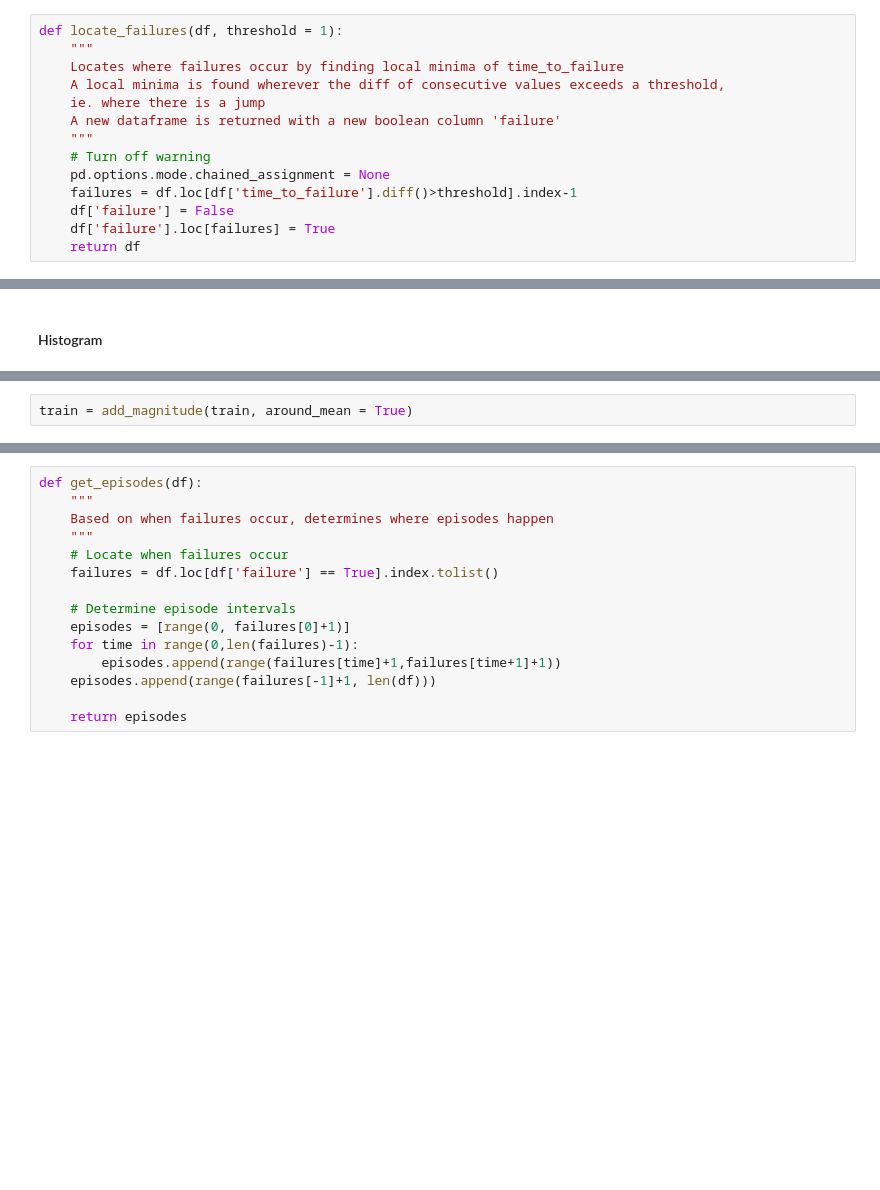
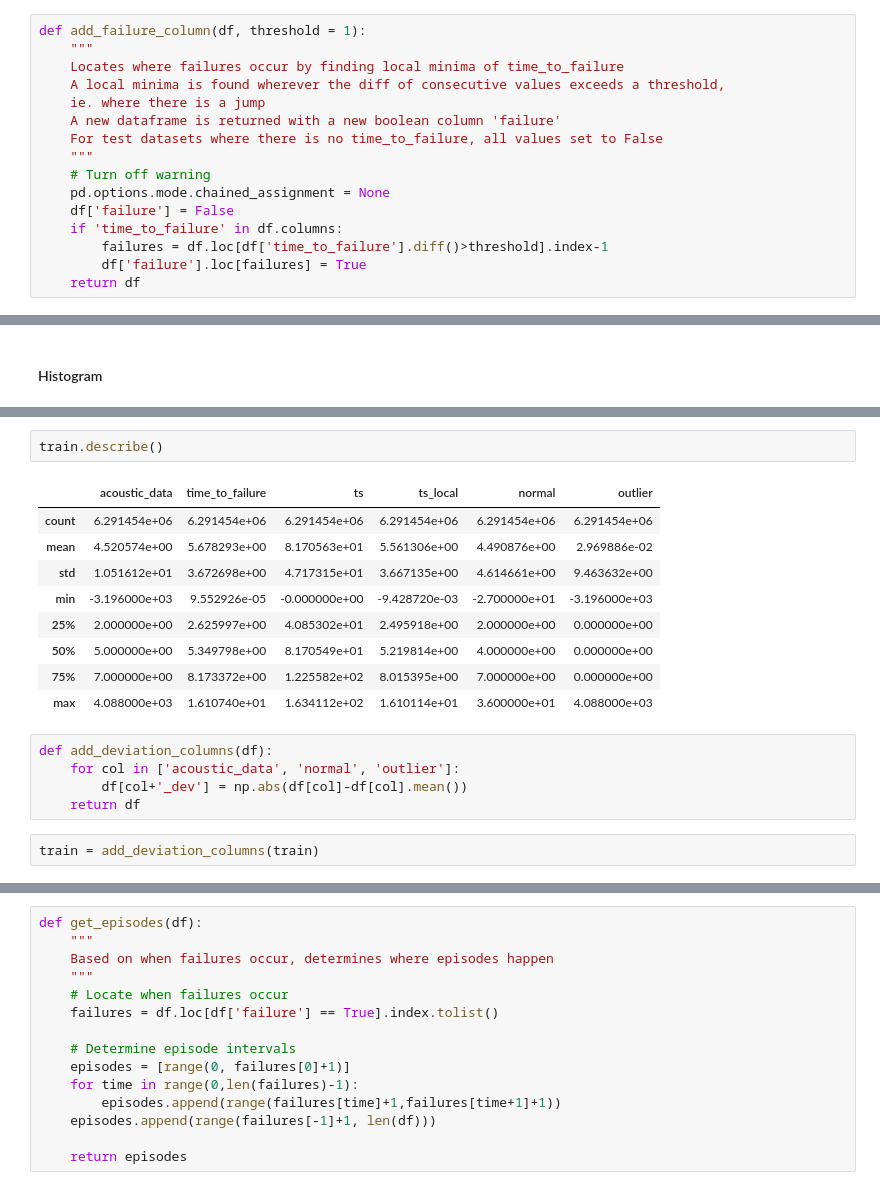
Before and after one commit to jeff-daniels/kaggle-scripts, a Jupyter notebook: LANL Earthquake Detection.ipynb, the cells around one changed output, grey strips where cells are left out. Drawn from its saved outputs; the diff is of its cells as text; blank space fills up the shorter version.

```diff
--- a/LANL Earthquake Detection.ipynb
+++ b/LANL Earthquake Detection.ipynb
@@ -124,16 +191,18 @@ What becomes clear when you zoom in on the graph is that the acoustic data has a
 
 There may also be an increasing trend in average magnitude of acoustic data as the cycle time increases.
 # %%
-def locate_failures(df, threshold = 1):
+def add_failure_column(df, threshold = 1):
     """
     Locates where failures occur by finding local minima of time_to_failure
     A local minima is found wherever the diff of consecutive values exceeds a threshold,
     ie. where there is a jump
     A new dataframe is returned with a new boolean column 'failure'
+    For test datasets where there is no time_to_failure, all values set to False
     """
     # Turn off warning
     pd.options.mode.chained_assignment = None
-    failures = df.loc[df['time_to_failure'].diff()>threshold].index-1
     df['failure'] = False
-    df['failure'].loc[failures] = True
+    if 'time_to_failure' in df.columns:
+        failures = df.loc[df['time_to_failure'].diff()>threshold].index-1
+        df['failure'].loc[failures] = True
     return df
@@ -300,2 +384,19 @@ def add_magnitude(df, around_mean = True):
+# %%
+train.describe()
+# %% [output]
+|  | acoustic_data | time_to_failure | ts | ts_local | normal | outlier |
+| count | 6.291454e+06 | 6.291454e+06 | 6.291454e+06 | 6.291454e+06 | 6.291454e+06 | 6.291454e+06 |
+| mean | 4.520574e+00 | 5.678293e+00 | 8.170563e+01 | 5.561306e+00 | 4.490876e+00 | 2.969886e-02 |
+| std | 1.051612e+01 | 3.672698e+00 | 4.717315e+01 | 3.667135e+00 | 4.614661e+00 | 9.463632e+00 |
+| min | -3.196000e+03 | 9.552926e-05 | -0.000000e+00 | -9.428720e-03 | -2.700000e+01 | -3.196000e+03 |
+| 25% | 2.000000e+00 | 2.625997e+00 | 4.085302e+01 | 2.495918e+00 | 2.000000e+00 | 0.000000e+00 |
+| 50% | 5.000000e+00 | 5.349798e+00 | 8.170549e+01 | 5.219814e+00 | 4.000000e+00 | 0.000000e+00 |
+| 75% | 7.000000e+00 | 8.173372e+00 | 1.225582e+02 | 8.015395e+00 | 7.000000e+00 | 0.000000e+00 |
+| max | 4.088000e+03 | 1.610740e+01 | 1.634112e+02 | 1.610114e+01 | 3.600000e+01 | 4.088000e+03 |
+# %%
+def add_deviation_columns(df):
+    for col in ['acoustic_data', 'normal', 'outlier']:
+        df[col+'_dev'] = np.abs(df[col]-df[col].mean())
+    return df
 # %%
-train = add_magnitude(train, around_mean = True)
+train = add_deviation_columns(train)
```
Also changed, not shown: parts of 51 cells of this notebook.
